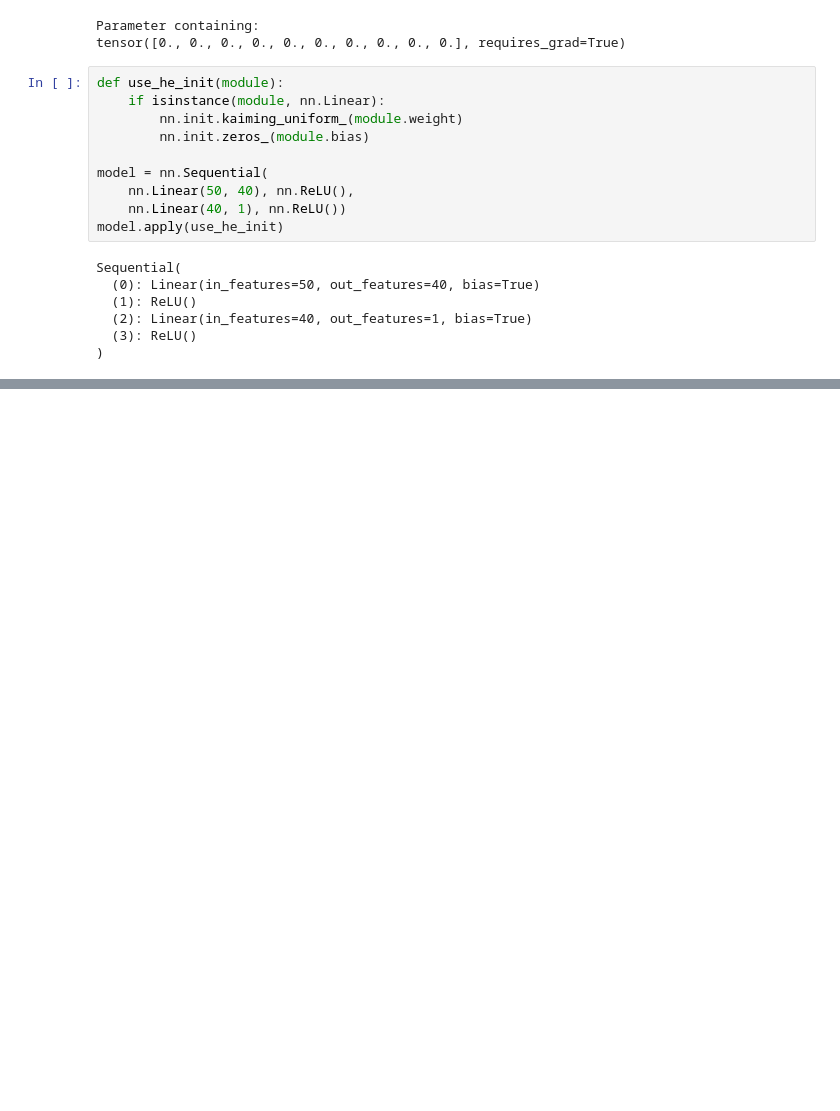
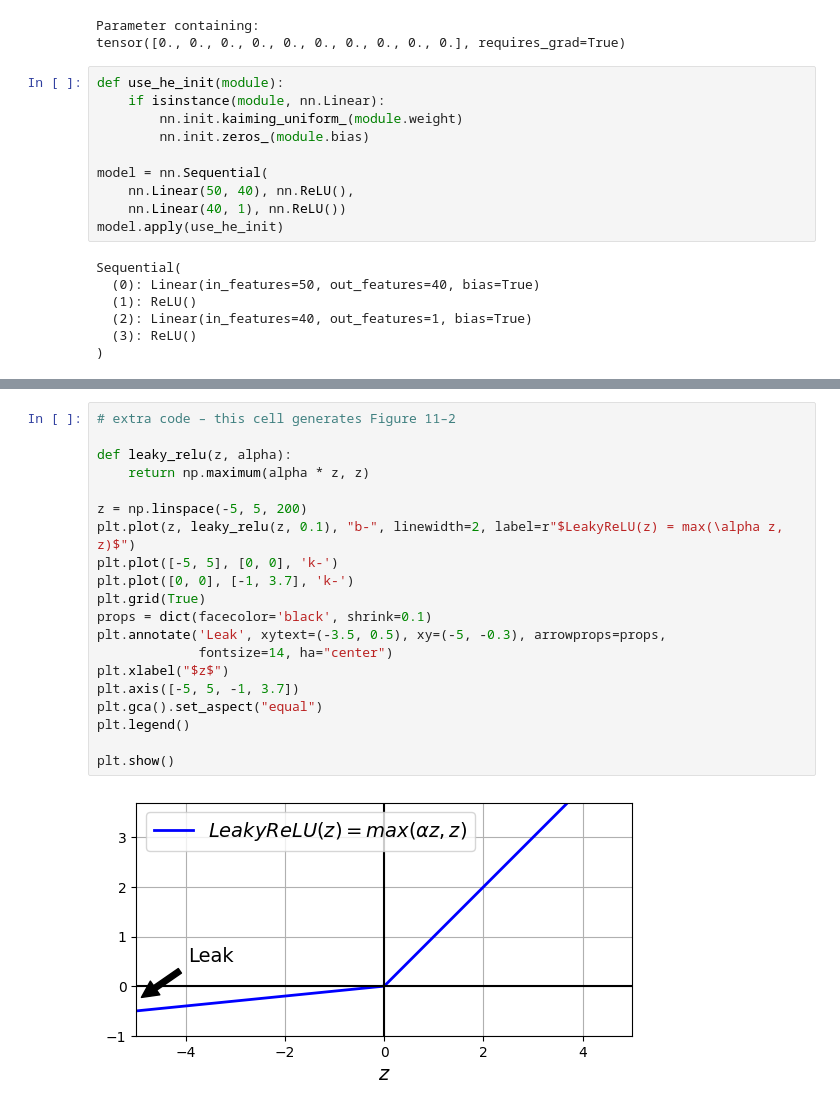
Before and after one commit to nvay/Homl, a Jupyter notebook: Chapter_11.ipynb, the cells around one changed output, grey strips where cells are left out. Drawn from its saved outputs; the diff is of its cells as text; blank space fills up the shorter version.

```diff
--- a/Chapter_11.ipynb
+++ b/Chapter_11.ipynb
@@ -59,0 +269,22 @@ tensor([[-0.2324,  0.0322,  0.1200,  ...,  0.0033, -0.3104, -0.0831],
+# %%
+# extra code – this cell generates Figure 11–2
+
+def leaky_relu(z, alpha):
+    return np.maximum(alpha * z, z)
+
+z = np.linspace(-5, 5, 200)
+plt.plot(z, leaky_relu(z, 0.1), "b-", linewidth=2, label=r"$LeakyReLU(z) = max(\alpha z, z)$")
+plt.plot([-5, 5], [0, 0], 'k-')
+plt.plot([0, 0], [-1, 3.7], 'k-')
+plt.grid(True)
+props = dict(facecolor='black', shrink=0.1)
+plt.annotate('Leak', xytext=(-3.5, 0.5), xy=(-5, -0.3), arrowprops=props,
+             fontsize=14, ha="center")
+plt.xlabel("$z$")
+plt.axis([-5, 5, -1, 3.7])
+plt.gca().set_aspect("equal")
+plt.legend()
+
+plt.show()
+# %% [output]
+[figure, added]
```
Also changed, not shown: parts of 98 cells of this notebook, 1 other file.
